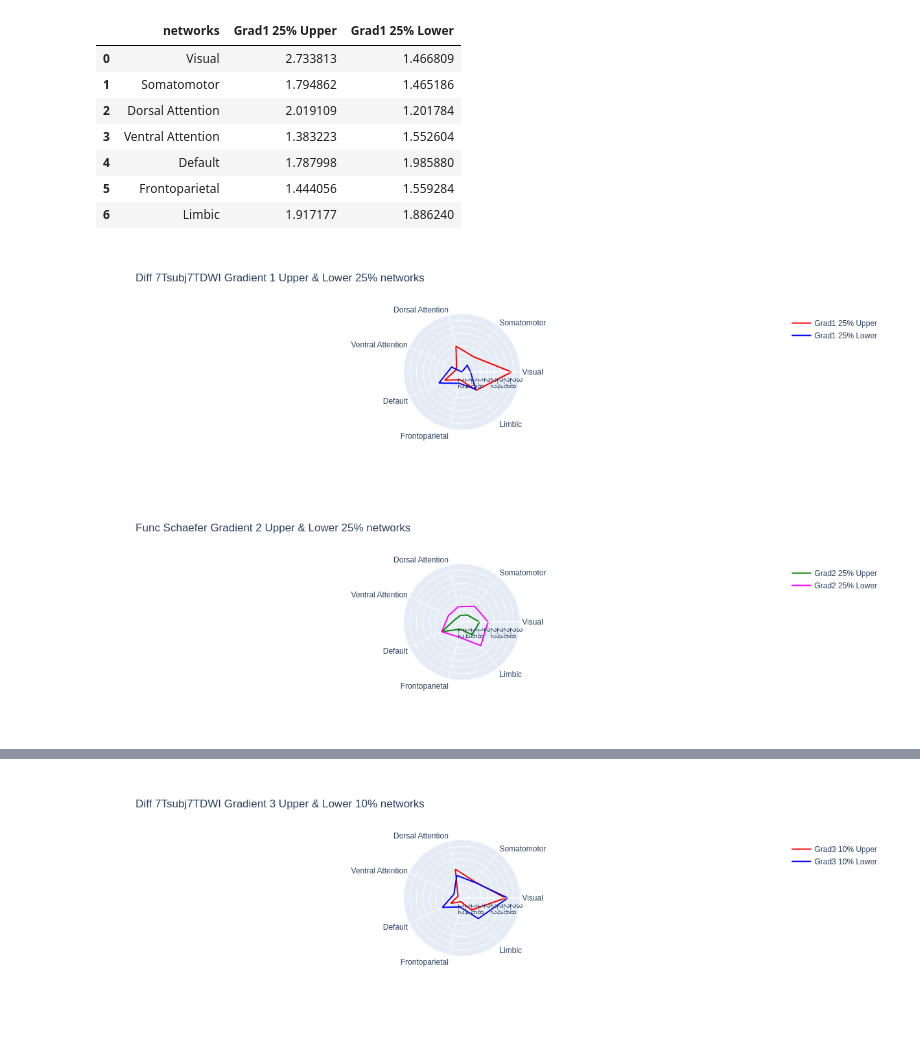
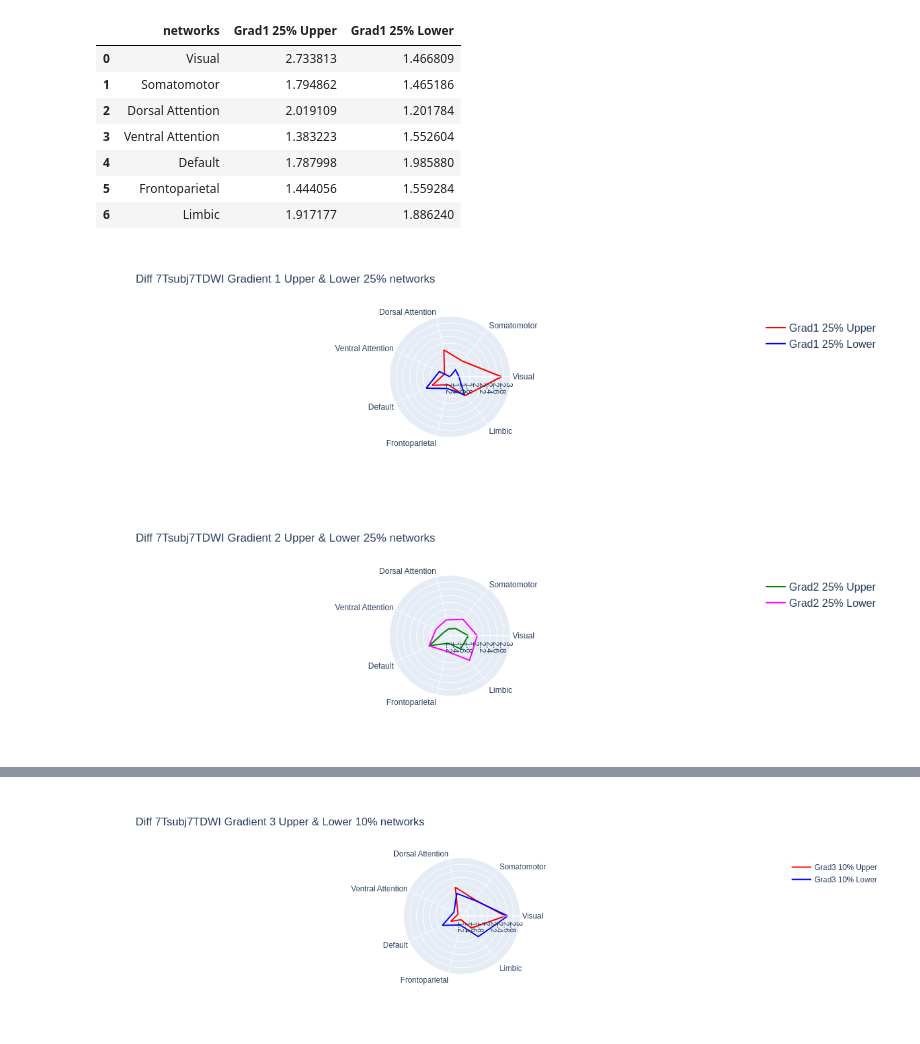
Before and after one commit to sudesnac/HumanBF-Connectivity, a Jupyter notebook: notebook/Diff_7Tsubj7TDWI_gradients.ipynb, the cells around one changed output, grey strips where cells are left out. Drawn from its saved outputs; the diff is of its cells as text; code cells hidden in the pictures.

```diff
--- a/notebook/Diff_7Tsubj7TDWI_gradients.ipynb
+++ b/notebook/Diff_7Tsubj7TDWI_gradients.ipynb
@@ -538,27 +607,27 @@ grad1_25_network_df
 # %%
 fig = go.Figure()
 
 fig.add_trace(go.Scatterpolar(r=grad1_25_network_df['Grad1 25% Upper'].values.tolist() + grad1_25_network_df['Grad1 25% Upper'].values.tolist()[:1], theta=grad1_25_network_df['networks'].tolist() + grad1_25_network_df['networks'].tolist()[:1], mode = 'lines', line_color = 'red', name='Grad1 25% Upper'))
 fig.add_trace(go.Scatterpolar(r=grad1_25_network_df['Grad1 25% Lower'].values.tolist() + grad1_25_network_df['Grad1 25% Lower'].values.tolist()[:1], theta=grad1_25_network_df['networks'].tolist() + grad1_25_network_df['networks'].tolist()[:1], mode = 'lines', line_color = 'blue', name='Grad1 25% Lower'))
 
-fig.update_layout(polar=dict(radialaxis=dict(visible=True, range=[1.2, 3.0])),title = 'Diff 7Tsubj7TDWI Gradient 1 Upper & Lower 25% networks', showlegend=True)
+fig.update_layout(polar=dict(radialaxis=dict(visible=True, range=[1.2, 3.0])),title = 'Diff 7Tsubj7TDWI Gradient 1 Upper & Lower 25% networks', showlegend=True, legend_font_size=16)
 
 fig.show()
 fig.write_image(fig_path+'Diff_7Tsubj7TDWI_Gradient1_Upper&Lower_25%_networks.png')
 # %% [output]
-[figure, old version]
+[figure, new version]
 # %%
 fig = go.Figure()
 
 fig.add_trace(go.Scatterpolar(r=grad2_25_network_df['Grad2 25% Upper'].values.tolist() + grad2_25_network_df['Grad2 25% Upper'].values.tolist()[:1], theta=grad2_25_network_df['networks'].tolist() + grad2_25_network_df['networks'].tolist()[:1], mode = 'lines', line_color = 'green', name='Grad2 25% Upper'))
 fig.add_trace(go.Scatterpolar(r=grad2_25_network_df['Grad2 25% Lower'].values.tolist() + grad2_25_network_df['Grad2 25% Lower'].values.tolist()[:1], theta=grad2_25_network_df['networks'].tolist() + grad2_25_network_df['networks'].tolist()[:1], mode = 'lines', line_color = 'fuchsia', name='Grad2 25% Lower'))
 
-fig.update_layout(polar=dict(radialaxis=dict(visible=True, range=[1.2, 3.0])),title = 'Func Schaefer Gradient 2 Upper & Lower 25% networks', showlegend=True)
+fig.update_layout(polar=dict(radialaxis=dict(visible=True, range=[1.2, 3.0])),title = 'Diff 7Tsubj7TDWI Gradient 2 Upper & Lower 25% networks', showlegend=True, legend_font_size=16)
 
 fig.show()
-fig.write_image(fig_path+'Func_Schaefer_Gradient2_Upper&Lower_25%_networks.png')
+fig.write_image(fig_path+'Diff_7Tsubj7TDWI_Gradient2_Upper&Lower_25%_networks.png')
 # %% [output]
-[figure, old version]
+[figure, new version]
 # %%
 fig = go.Figure()
 
```
Also changed, not shown: parts of 8 cells of this notebook, 2 other files.
